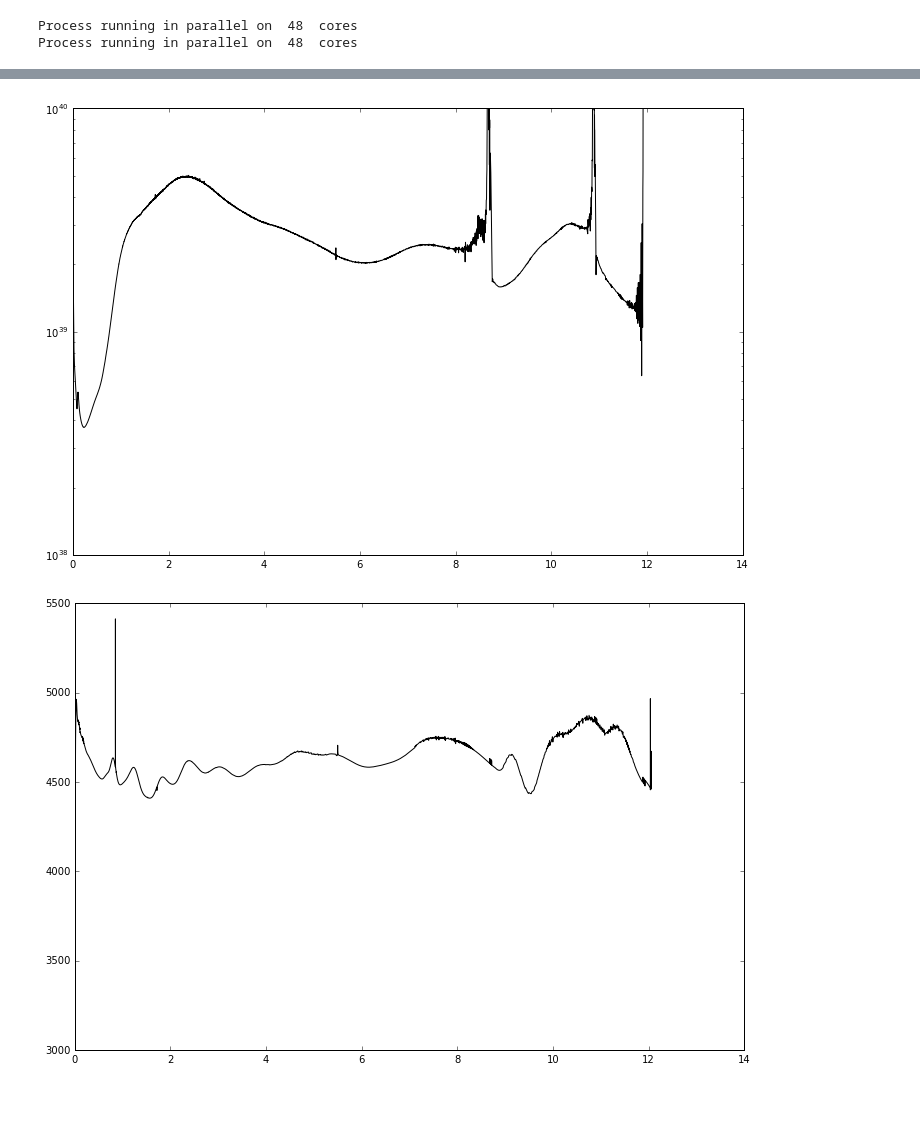
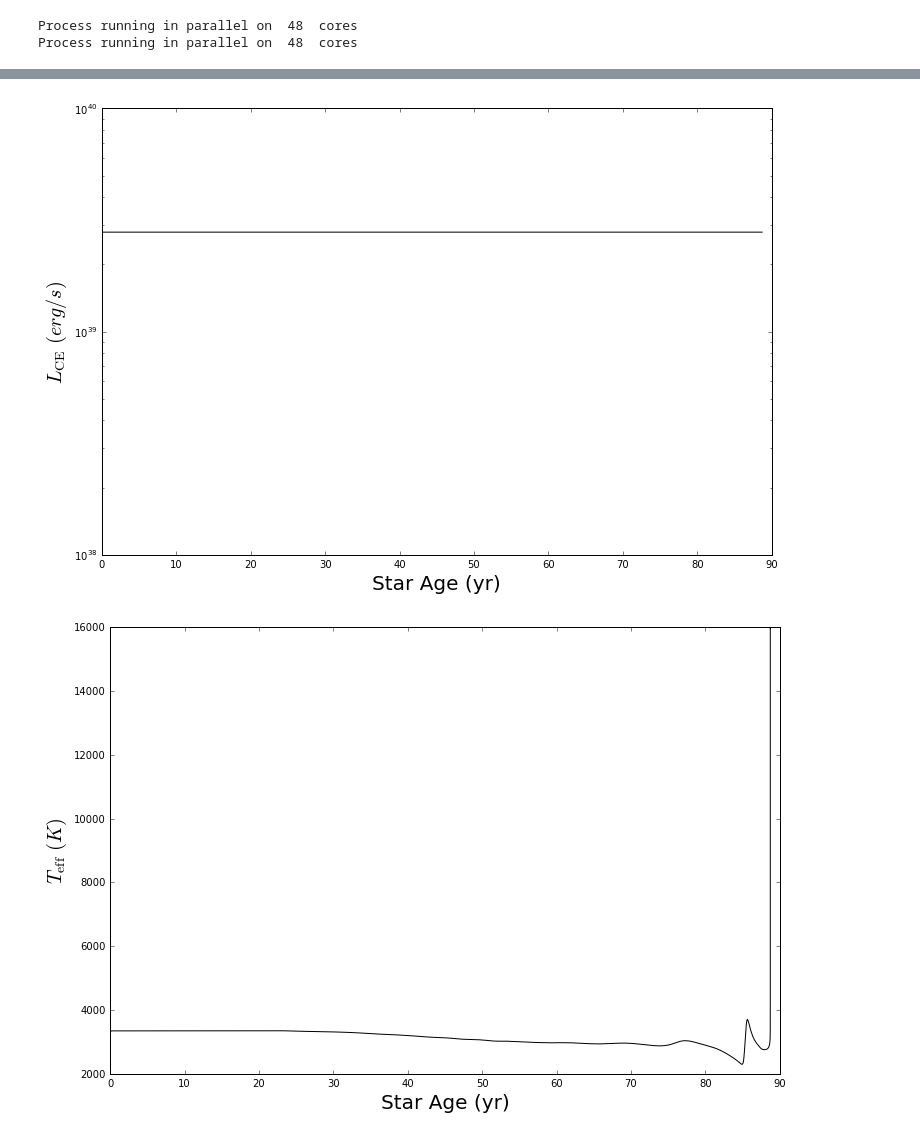
Before and after one commit to JRGarza/CE_mesa, a Jupyter notebook: python_scripts/check_results_tassos.ipynb, the cells around one changed output, grey strips where cells are left out. Saved outputs shown, nothing was run; the diff lists cells and outputs as text; code cells hidden in the pictures; blank space fills up the shorter version.

```diff
--- a/python_scripts/check_results_tassos.ipynb
+++ b/python_scripts/check_results_tassos.ipynb
@@ -9,7 +9,7 @@ import numpy as np
 %matplotlib inline
 p.rcParams['figure.figsize'] = 12, 8  # that's default image size for this interactive session
 
-data_path = "/home/evol/fragkos/disk1/mesa_projects/CE/example_runs/run_atmEdd_tau0.066/LOGS/"
+data_path = "/home/evol/fragkos/disk1/repos/CE_mesa/working/LOGS/"
 a = ms.mesa(data_path=data_path, parallel=True, abundances=False, log_abundances = True, Yaxis='mass', Xaxis="log_inv_star_age",czones=False, Variable='v_div_vesc', orbit=True)
 # %% [output]
 Process running in parallel on  48  cores
@@ -56,14 +71,18 @@ a.Kippenhahn()
 # %%
 plt.plot(a.history['star_age'], a.history["CE_energy_rate"], color='k')
+plt.xlabel('Star Age (yr)', size=20)
+plt.ylabel(r'$L_{\rm CE}\ (erg/s)$', size=20)
 plt.yscale('log')
 plt.ylim(1.0e38, 1.0e40)
 plt.show()
 # %% [output]
-[figure, old version]
+[figure, new version]
 # %%
 plt.plot(a.history['star_age'], 10**a.history["log_Teff"], color='k')
+plt.xlabel("Star Age (yr)", size=20)
+plt.ylabel(r'$T_{\rm eff}\ (K)$', size=20)
 plt.show()
 # %% [output]
-[figure, old version]
+[figure, new version]
 # %%
 plt.plot(a.history['star_age'], a.history["log_L"], color='k')
```
Also changed, not shown: parts of 23 cells of this notebook, 4 other files.
